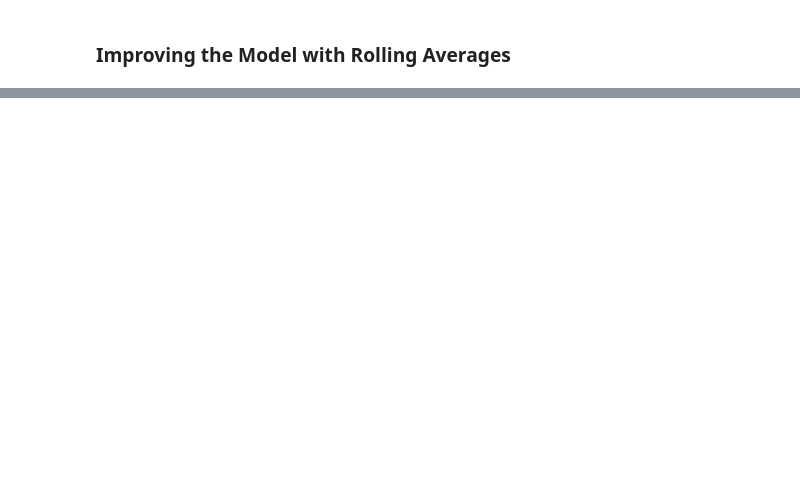
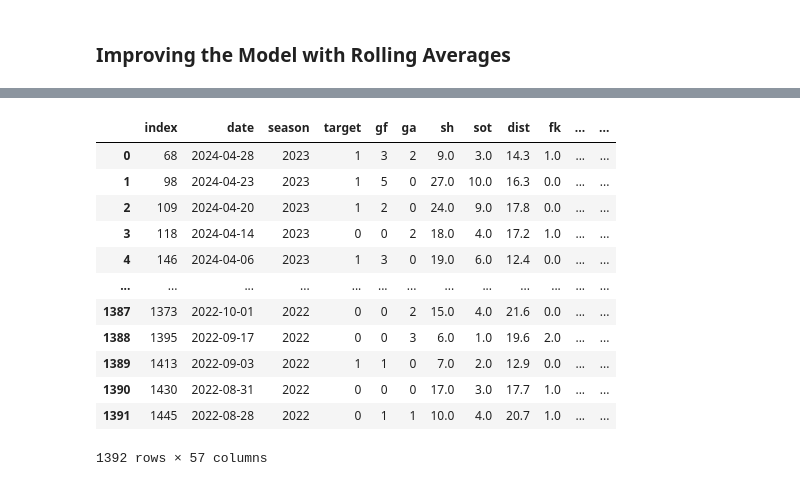
Before and after one commit to antalgergo/Predicting_EPL_Football_Match_Winners, a Jupyter notebook: Predicting_EPL_Winner.ipynb, the cells around one changed output, grey strips where cells are left out. Cells and saved outputs as stored; diff of their text form; code cells hidden in the pictures; blank space fills up the shorter version.

```diff
--- a/Predicting_EPL_Winner.ipynb
+++ b/Predicting_EPL_Winner.ipynb
@@ -163,0 +203,2 @@ rolling_averages
+# %%
+rolling_data.dropna(subset=new_features, inplace=True) # Due to rolling mean's window size. The first three value each team is Nan.
@@ -163,0 +209,16 @@ rolling_averages
+# %%
+rolling_data.reset_index()
+# %% [output]
+|  | index | date | season | target | gf | ga | sh | sot | dist | fk | ... | ... |
+| 0 | 68 | 2024-04-28 | 2023 | 1 | 3 | 2 | 9.0 | 3.0 | 14.3 | 1.0 | ... | ... |
+| 1 | 98 | 2024-04-23 | 2023 | 1 | 5 | 0 | 27.0 | 10.0 | 16.3 | 0.0 | ... | ... |
+| 2 | 109 | 2024-04-20 | 2023 | 1 | 2 | 0 | 24.0 | 9.0 | 17.8 | 0.0 | ... | ... |
+| 3 | 118 | 2024-04-14 | 2023 | 0 | 0 | 2 | 18.0 | 4.0 | 17.2 | 1.0 | ... | ... |
+| 4 | 146 | 2024-04-06 | 2023 | 1 | 3 | 0 | 19.0 | 6.0 | 12.4 | 0.0 | ... | ... |
+| ... | ... | ... | ... | ... | ... | ... | ... | ... | ... | ... | ... | ... |
+| 1387 | 1373 | 2022-10-01 | 2022 | 0 | 0 | 2 | 15.0 | 4.0 | 21.6 | 0.0 | ... | ... |
+| 1388 | 1395 | 2022-09-17 | 2022 | 0 | 0 | 3 | 6.0 | 1.0 | 19.6 | 2.0 | ... | ... |
+| 1389 | 1413 | 2022-09-03 | 2022 | 1 | 1 | 0 | 7.0 | 2.0 | 12.9 | 0.0 | ... | ... |
+| 1390 | 1430 | 2022-08-31 | 2022 | 0 | 0 | 0 | 17.0 | 3.0 | 17.7 | 1.0 | ... | ... |
+| 1391 | 1445 | 2022-08-28 | 2022 | 0 | 1 | 1 | 10.0 | 4.0 | 20.7 | 1.0 | ... | ... |
+1392 rows × 57 columns
```
Also changed, not shown: parts of 24 cells of this notebook.
